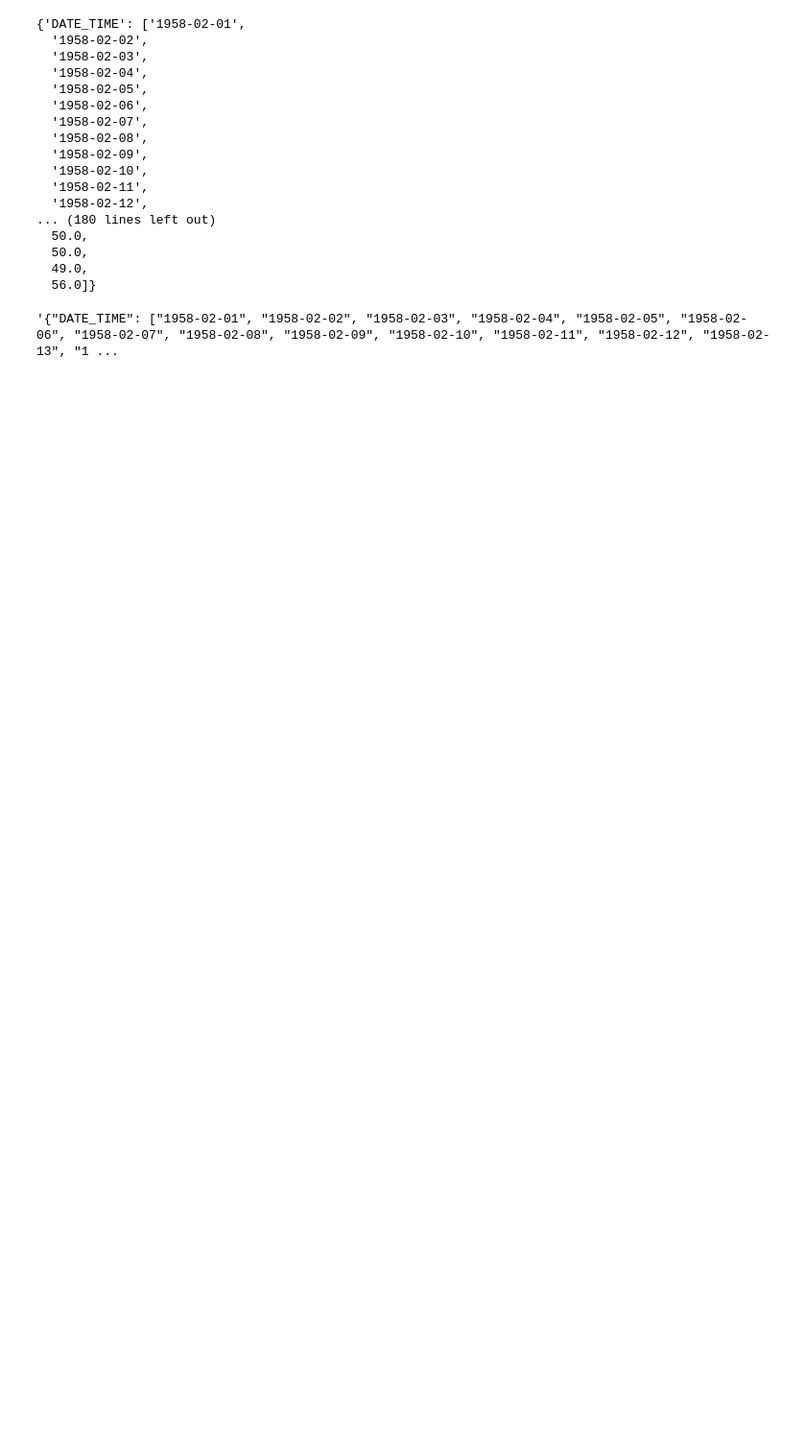
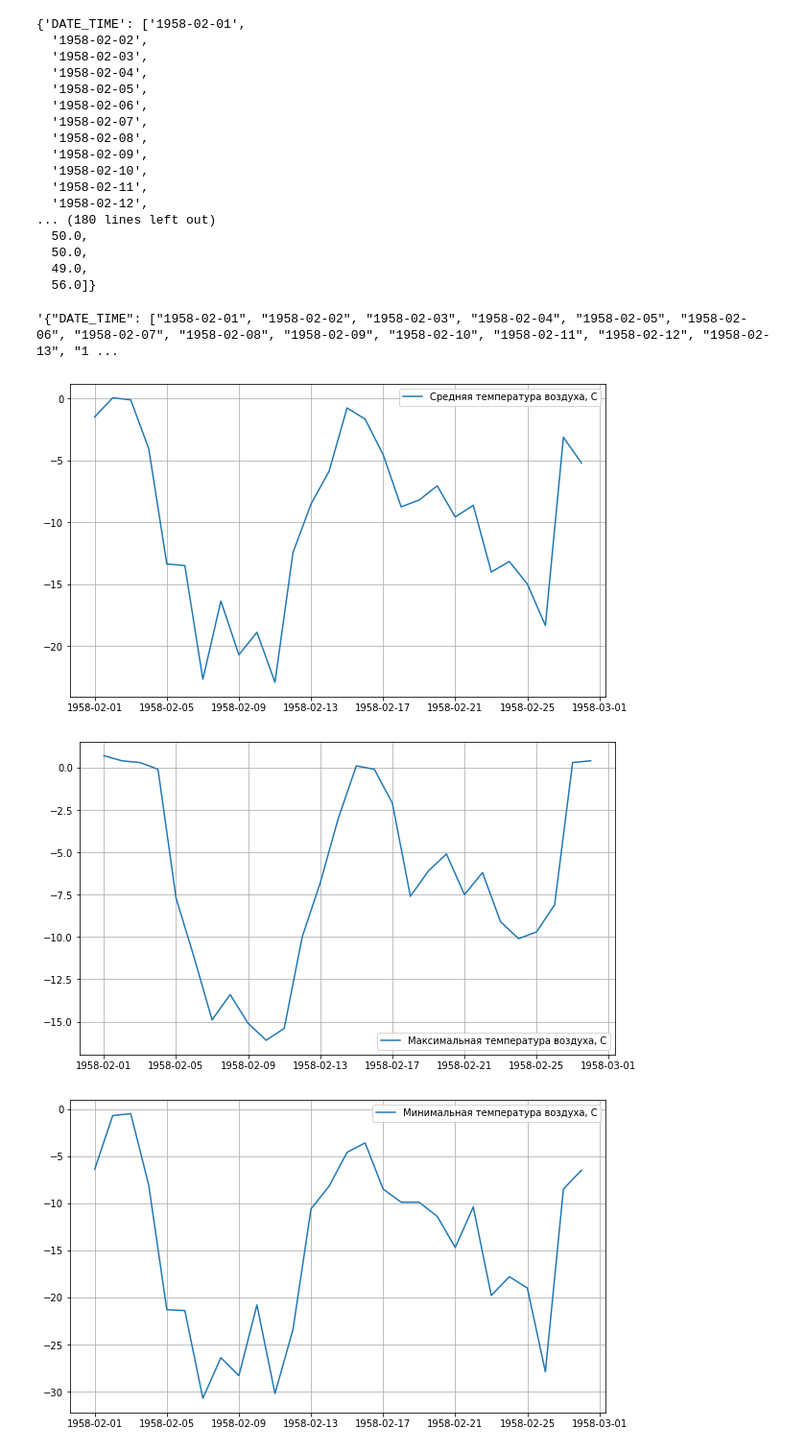
Before and after one commit to shi-hydrology/experimental_catchments, a Jupyter notebook: exp_catchments_ds.ipynb, the cells around one changed output. Shown: that part at 96% size. Saved outputs shown, nothing was run; the diff lists cells and outputs as text; code cells hidden in the pictures; blank space fills up the shorter version.

```diff
--- a/exp_catchments_ds.ipynb
+++ b/exp_catchments_ds.ipynb
@@ -1,7 +1,8 @@
 # %%
 import pandas as pd
 # %%
-data = pd.read_csv("/home/julia/Документы/experimental_catchments/src/data/1_daily.csv")
+data = pd.read_csv("./src/data/1_daily.csv")
+data['DATE_TIME'] =  pd.to_datetime(data['DATE_TIME'], format='%Y-%m-%d')
 data
 # %% [output]
 |  | DATE_TIME | MEAN_DAILY_AIR_TEMP_CELSIUS | MAX_DAILY_AIR_TEMP_CELSIUS | MIN_DAILY_AIR_TEMP_CELSIUS | SOIL_MIN_TEMP_CELSIUS | ... |
@@ -61,0 +57,21 @@ plt.plot()
+# %%
+import matplotlib.pyplot as plt
+plt.rcParams["figure.figsize"] = (10,6)
+
+names={'MEAN_DAILY_AIR_TEMP_CELSIUS':'Средняя температура воздуха, С',
+       'MAX_DAILY_AIR_TEMP_CELSIUS':'Максимальная температура воздуха, С',
+       'MIN_DAILY_AIR_TEMP_CELSIUS':'Минимальная температура воздуха, С',
+       'SOIL_MIN_TEMP_CELSIUS':'Минимальная температура почвы, С',
+       'PRECIPITATION_MM':'Количество осадков, мм',
+       'SNOW_THICKNESS_CM':'Толщина снежного покрова, см'}
+
+for key in names.keys():
+    plt.plot(data['DATE_TIME'], data[key], label=names[key])
+    plt.grid()
+    plt.legend()
+    #plt.savefig('./src/data/'+key+'.png', dpi=350)
+    plt.show()
+# %% [output]
+[figure, added]
+[figure, added]
+[figure, added]
```
Also changed, not shown: parts of 2 cells of this notebook, 7 other files.
